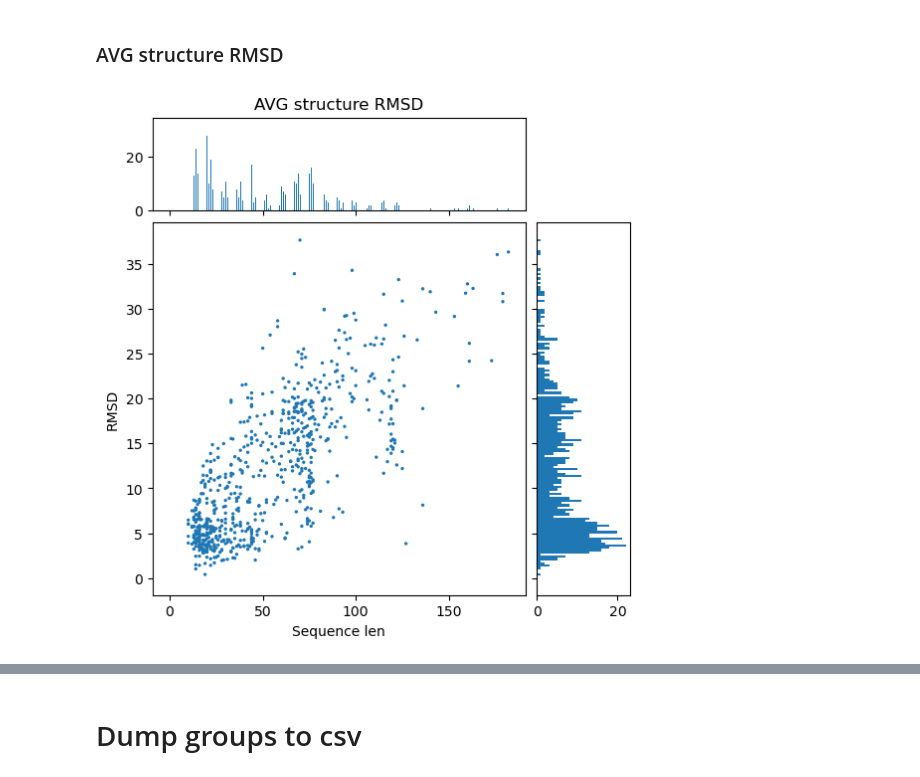
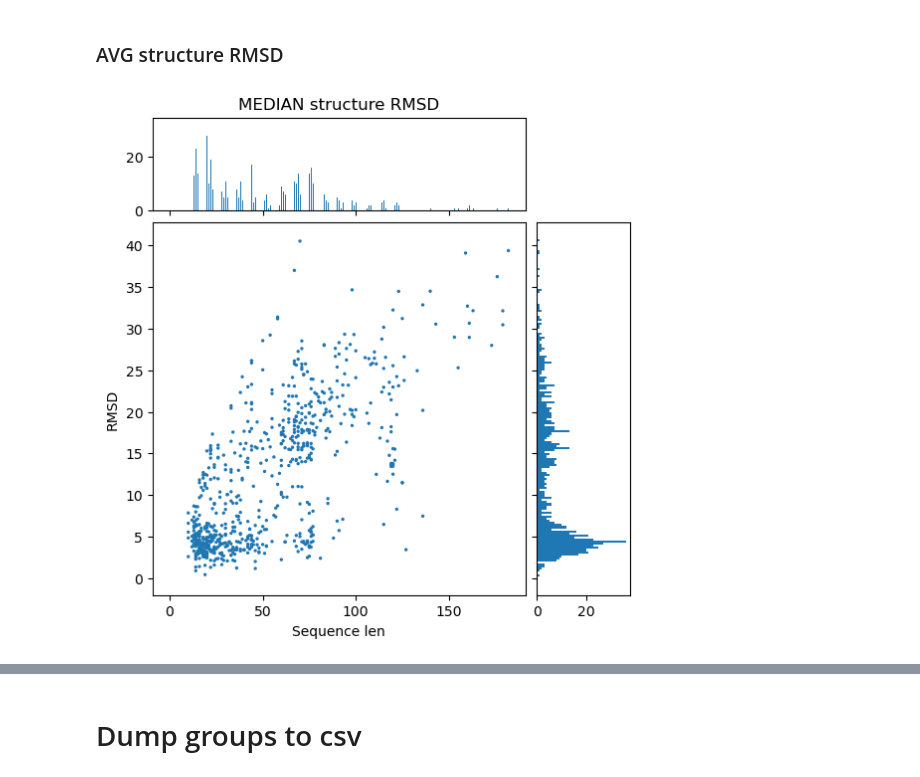
Before and after one commit to maciejbilinski/rnaquanet, a Jupyter notebook: notebooks/dataset_construction.ipynb, the cells around one changed output, grey strips where cells are left out. Cells and saved outputs as stored; diff of their text form; code cells hidden in the pictures.

```diff
--- a/notebooks/dataset_construction.ipynb
+++ b/notebooks/dataset_construction.ipynb
@@ -152,36 +152,36 @@ def scatter_hist(x, y, ax, ax_histx, ax_histy):
 
     # the scatter plot:
     ax.scatter(x, y,s=[2 for n in range(len(x))])
 
     # now determine nice limits by hand:
     binwidth = 0.25
 
     binsx = np.arange(0, np.max(np.abs(x)) + binwidth, binwidth)
     binsy = np.arange(0, np.max(np.abs(y)) + binwidth, binwidth)
     ax_histx.hist(x, bins=binsx)
     ax_histy.hist(y, bins=binsy, orientation='horizontal')
 def plot_hist(structures):
     fig = plt.figure(figsize=(6, 6))
 
     gs = fig.add_gridspec(2, 2,  width_ratios=(4, 1), height_ratios=(1, 4),
                           left=0.1, right=0.9, bottom=0.1, top=0.9,
                           wspace=0.05, hspace=0.05)
     ax = fig.add_subplot(gs[1, 0])
     ax_histx = fig.add_subplot(gs[0, 0], sharex=ax)
     ax_histy = fig.add_subplot(gs[1, 1], sharey=ax)
-    ax_histx.set_title('AVG structure RMSD')
+    ax_histx.set_title('MEDIAN structure RMSD')
     ax.set_ylabel('RMSD')
     ax.set_xlabel('Sequence len')
     x=[]
     y=[]
     for i in structures:
         if i.residues>0:
             x.append(i.residues)
-            y.append(np.mean([f for f in i.rmsd if f<65]))
+            y.append(np.median([f for f in i.rmsd if f<65]))
     scatter_hist(x, y, ax, ax_histx, ax_histy)
 plot_hist(structures)
 # %% [output]
-[figure, old version]
+[figure, new version]
 # %%
 from sklearn.cluster import KMeans
 import random,math
```
Also changed, not shown: parts of 12 cells of this notebook, 1 other file.
